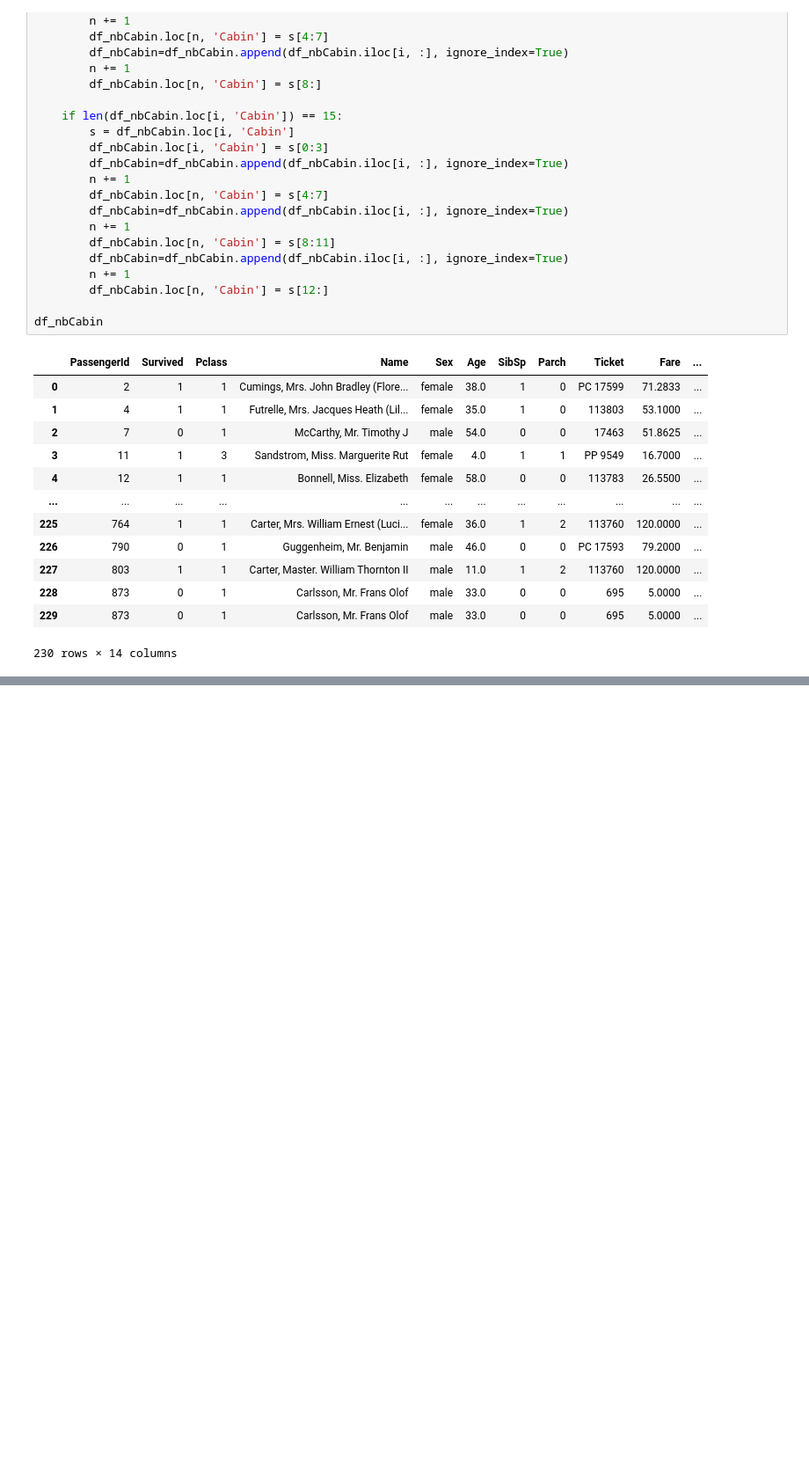
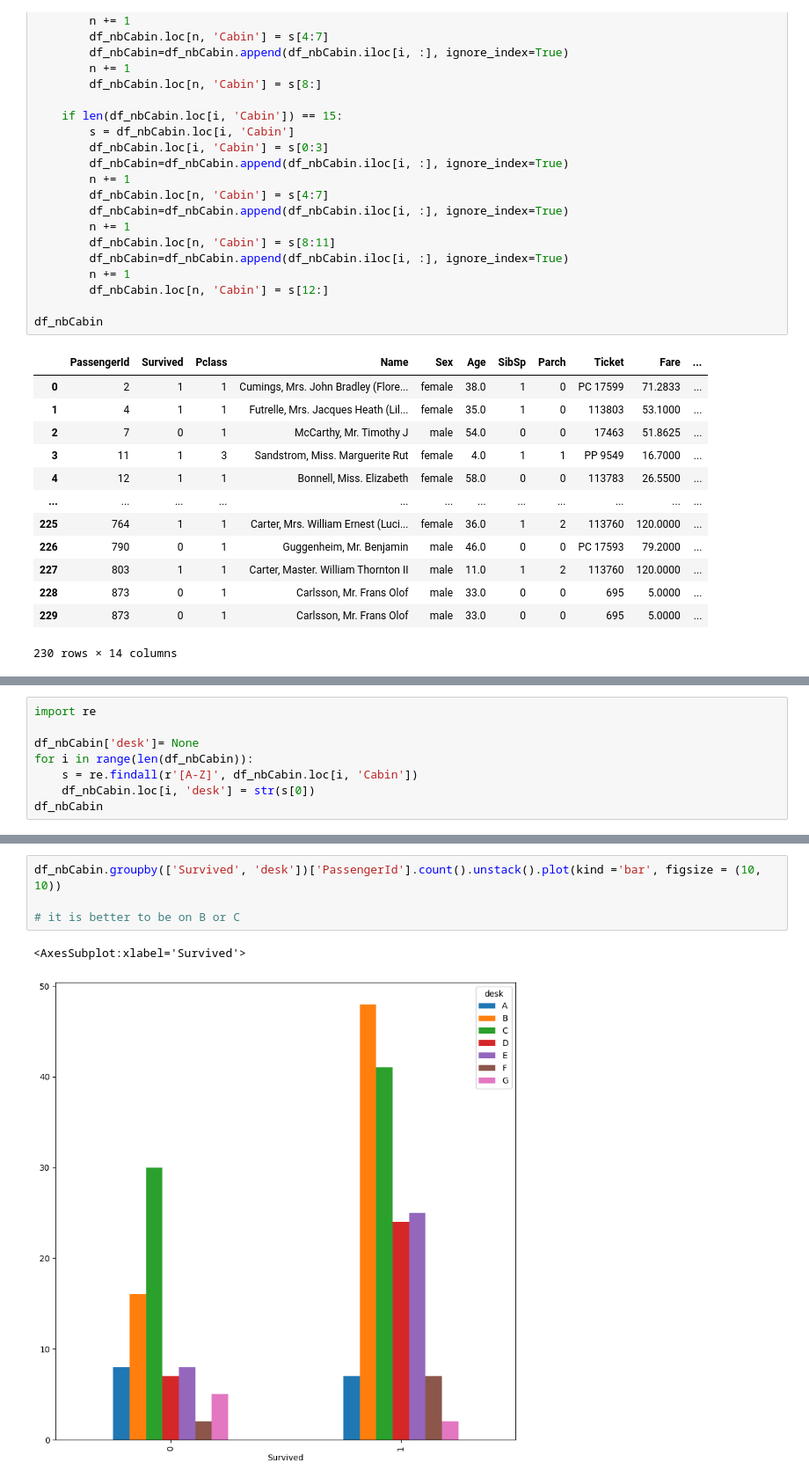
Before and after one commit to leavitorino/data-science-tutorials, a Jupyter notebook: introduction-to-python/Introduction to pandas.ipynb, the cells around one changed output, grey strips where cells are left out. Shown: that part at 88% size. Saved outputs shown, nothing was run; the diff lists cells and outputs as text; blank space fills up the shorter version.

```diff
--- a/introduction-to-python/Introduction to pandas.ipynb
+++ b/introduction-to-python/Introduction to pandas.ipynb
@@ -413,0 +424,8 @@ TypeError: int() argument must be a string, a bytes-like object or a number, not
+# %%
+import re
+
+df_nbCabin['desk']= None
+for i in range(len(df_nbCabin)):
+    s = re.findall(r'[A-Z]', df_nbCabin.loc[i, 'Cabin'])
+    df_nbCabin.loc[i, 'desk'] = str(s[0])
+df_nbCabin
@@ -413,0 +446,7 @@ TypeError: int() argument must be a string, a bytes-like object or a number, not
+# %%
+df_nbCabin.groupby(['Survived', 'desk'])['PassengerId'].count().unstack().plot(kind ='bar', figsize = (10, 10))
+
+# it is better to be on B or C
+# %% [output]
+<AxesSubplot:xlabel='Survived'>
+[figure, added]
```
Also changed, not shown: parts of 17 cells of this notebook.
